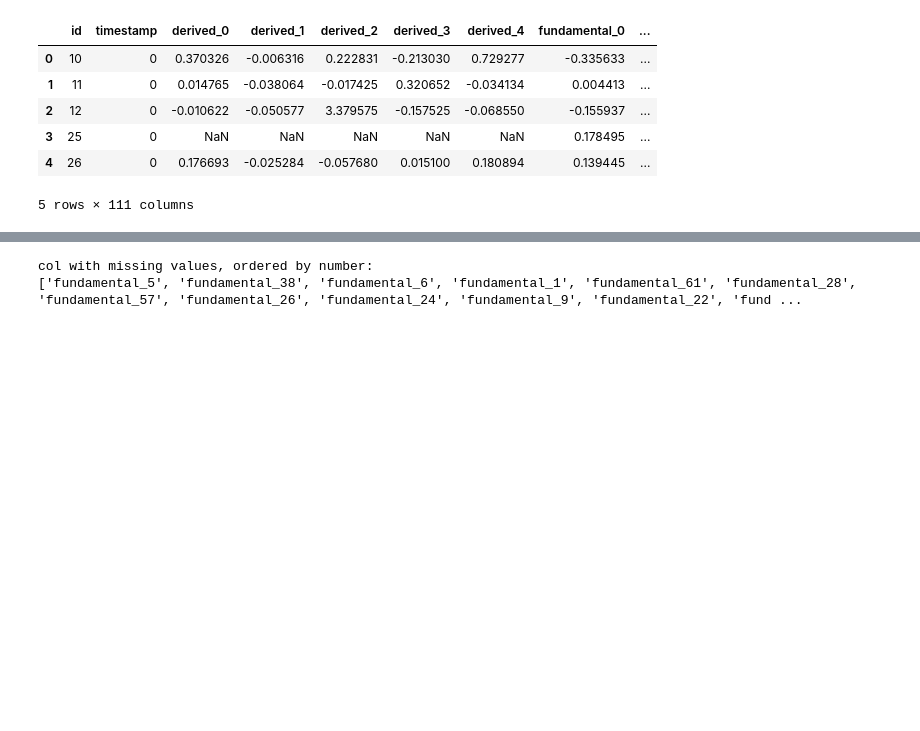
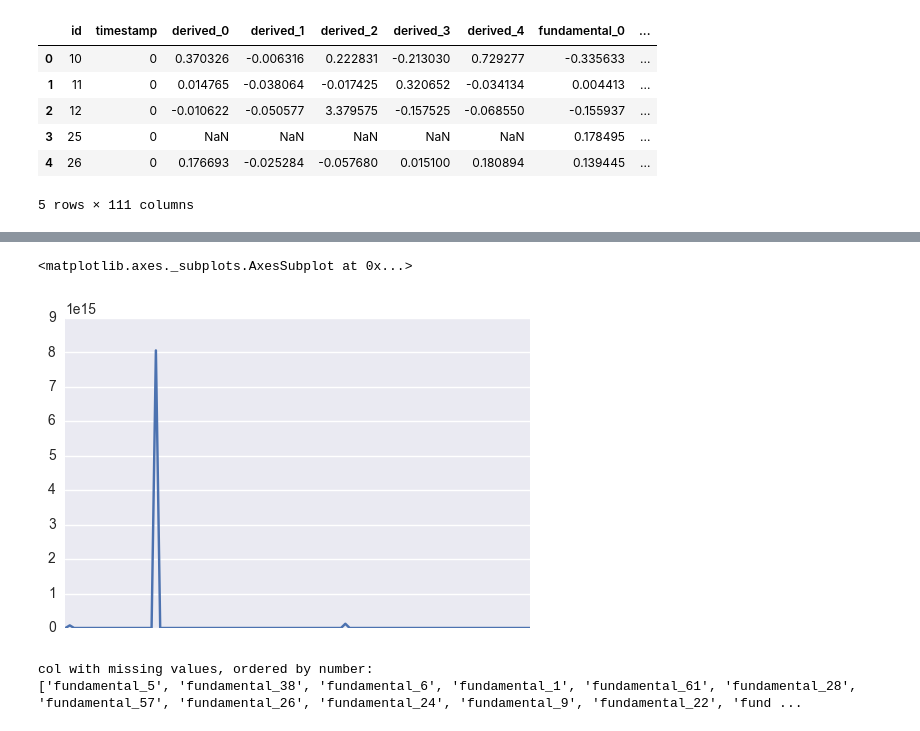
Before and after one commit to MiyainNYC/two-sigma-data-challenge, a Jupyter notebook: raw_script.ipynb, the cells around one changed output, grey strips where cells are left out. Saved outputs shown, nothing was run; the diff lists cells and outputs as text; code cells hidden in the pictures; blank space fills up the shorter version.

```diff
--- a/raw_script.ipynb
+++ b/raw_script.ipynb
@@ -51,3 +257,8 @@ pd.DataFrame(missing_ratio).plot(kind = 'bar',rot = 130,figsize = (12,4),fontsiz
+# %%
+pd.DataFrame.from_dict(dict_stats).set_index(columns_to_see)['std'].plot(xticks = [])
+# %% [output]
+<matplotlib.axes._subplots.AxesSubplot at 0x...>
+[figure, added]
 # %%
 print('col with missing values, ordered by number:')
 print(list(pd.DataFrame(missing_ratio).sort(0,ascending=False).index))
```
Also changed, not shown: parts of 24 cells of this notebook.
